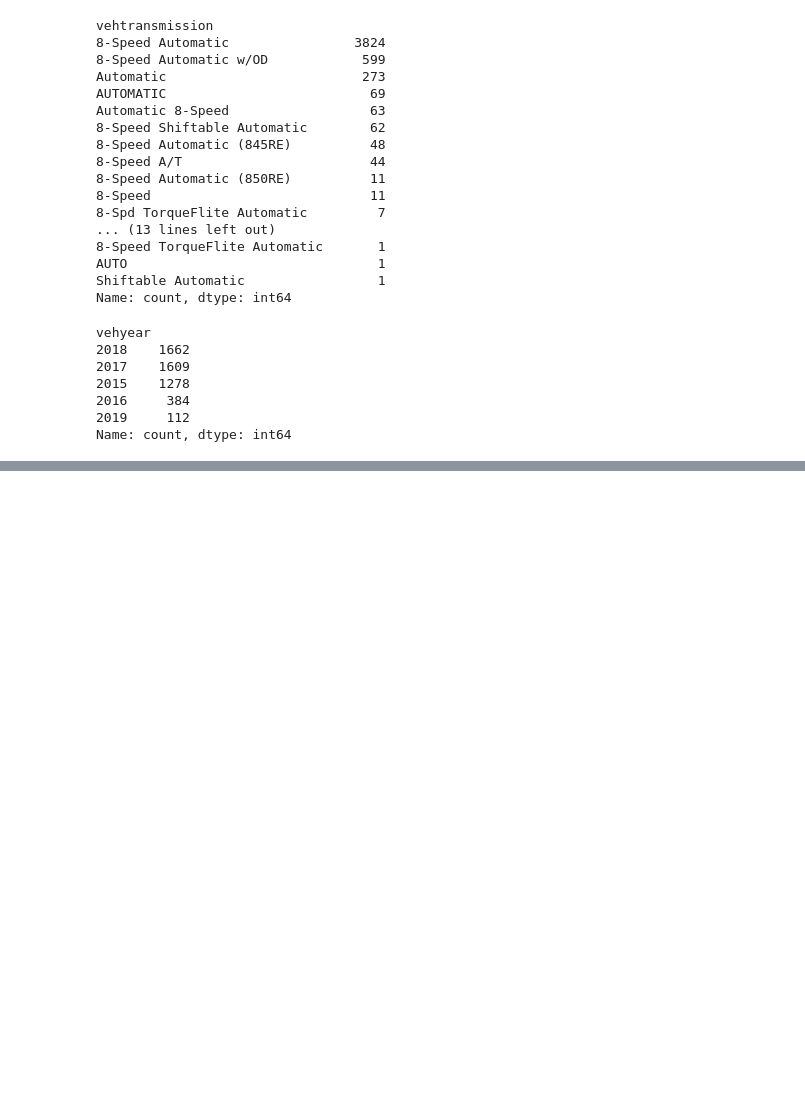
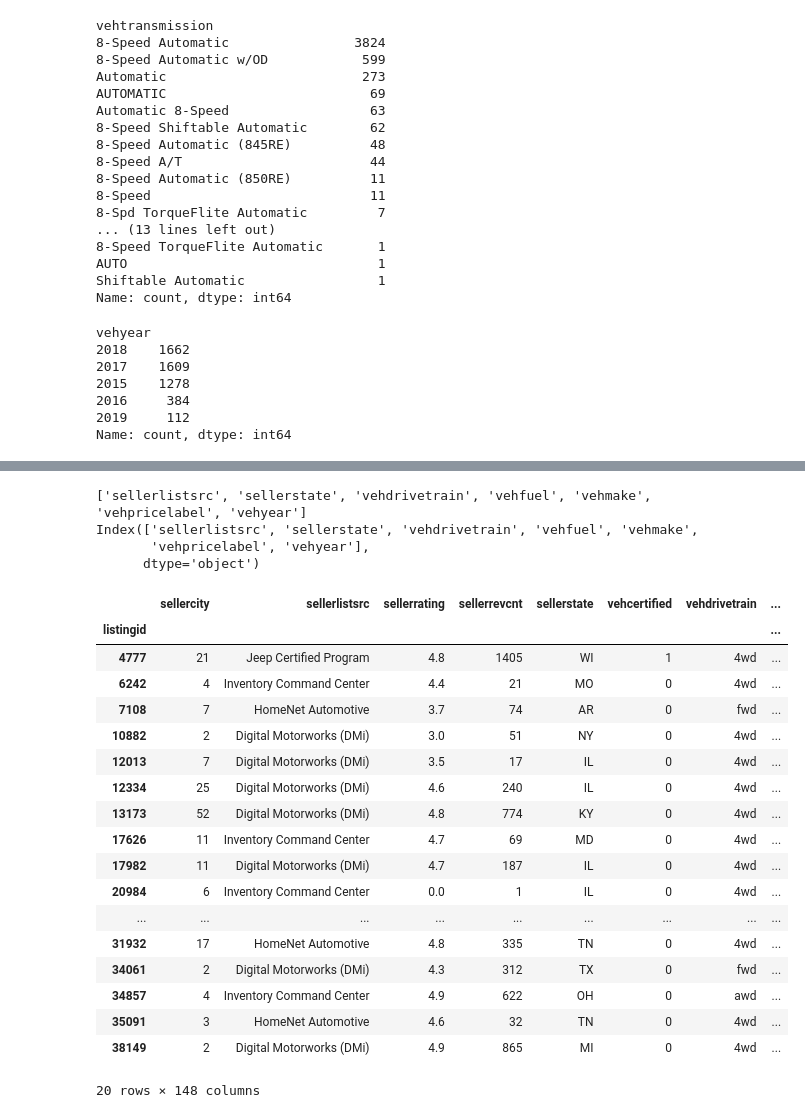
Before and after one commit to aflynn0213/vehicle_predictions, a Jupyter notebook: usedCarsPredictions.ipynb, the cells around one changed output, grey strips where cells are left out. Saved outputs shown, nothing was run; the diff lists cells and outputs as text; code cells hidden in the pictures; blank space fills up the shorter version.

```diff
--- a/usedCarsPredictions.ipynb
+++ b/usedCarsPredictions.ipynb
@@ -1255,28 +1170,0 @@ output_data.head(5)
-# %%
-param_grid = {
-    'n_estimators': [100, 200, 300],  # Number of trees in the forest
-    'max_depth': [None, 5, 10, 15],  # Maximum depth of each tree
-    'min_samples_split': [2, 5, 10],  # Minimum number of samples required to split a node
-    'min_samples_leaf': [1, 2, 4]  # Minimum number of samples required at each leaf node
-}
-
-rf = RandomForestRegressor()
-grid_search = GridSearchCV(estimator=rf, param_grid=param_grid, cv=5, scoring='neg_mean_squared_error', n_jobs=-1)
-
-grid_search.fit(input_data,output_data.iloc[:,1])
-best_est = grid_search.best_estimator_
-
-output_feat = output_data.columns[1]
-
-fig, axes = plt.subplots(nrows=1, ncols=len(input_data.columns), figsize=(18, 4))
-
-for i, feat in enumerate(input_data.columns):
-    pdp_dist = pdp.pdp_isolate(model=best_est, dataset=X_regression_test,
-                               model_features=input_data.columns, feature=feat)
-    pdp.pdp_plot(pdp_dist, feature_name, plot_lines=True, frac_to_plot=100, ax=axes[i])
-    axes[i].set_title(f'PDP for {feature_name}')
-    axes[i].set_xlabel(feature_name)
-    axes[i].set_ylabel(output_feature_name_regression)
-
-plt.tight_layout()
-plt.show()
@@ -1285,0 +1182,5 @@ AttributeError: module 'pdpbox.pdp' has no attribute 'pdp_isolate'
+# %%
+feats_to_drop = [col.strip().lower() for col in feats_to_drop]
+input_data.columns = [col.strip().lower() for col in input_data.columns]
+input_data.drop(columns=feats_to_drop,inplace=True)
+input_data.head()
@@ -1285,0 +1196,4 @@ AttributeError: module 'pdpbox.pdp' has no attribute 'pdp_isolate'
+# %%
+input_data = pd.merge(input_data,self_encode,left_index=True,right_index=True)
+print(self_encode.columns)
+input_data.head()
@@ -1285,0 +1217,29 @@ AttributeError: module 'pdpbox.pdp' has no attribute 'pdp_isolate'
+# %%
+temp_encoded = input_data[encoded_cols]
+print(encoded_cols)
+print(temp_encoded.columns)
+input_data.head(20)
+# %% [output]
+['sellerlistsrc', 'sellerstate', 'vehdrivetrain', 'vehfuel', 'vehmake', 'vehpricelabel', 'vehyear']
+Index(['sellerlistsrc', 'sellerstate', 'vehdrivetrain', 'vehfuel', 'vehmake',
+       'vehpricelabel', 'vehyear'],
+      dtype='object')
+|  | sellercity | sellerlistsrc | sellerrating | sellerrevcnt | sellerstate | vehcertified | vehdrivetrain | ... |
+| listingid |  |  |  |  |  |  |  | ... |
+| 4777 | 21 | Jeep Certified Program | 4.8 | 1405 | WI | 1 | 4wd | ... |
+| 6242 | 4 | Inventory Command Center | 4.4 | 21 | MO | 0 | 4wd | ... |
+| 7108 | 7 | HomeNet Automotive | 3.7 | 74 | AR | 0 | fwd | ... |
+| 10882 | 2 | Digital Motorworks (DMi) | 3.0 | 51 | NY | 0 | 4wd | ... |
+| 12013 | 7 | Digital Motorworks (DMi) | 3.5 | 17 | IL | 0 | 4wd | ... |
+| 12334 | 25 | Digital Motorworks (DMi) | 4.6 | 240 | IL | 0 | 4wd | ... |
+| 13173 | 52 | Digital Motorworks (DMi) | 4.8 | 774 | KY | 0 | 4wd | ... |
+| 17626 | 11 | Inventory Command Center | 4.7 | 69 | MD | 0 | 4wd | ... |
+| 17982 | 11 | Digital Motorworks (DMi) | 4.7 | 187 | IL | 0 | 4wd | ... |
+| 20984 | 6 | Inventory Command Center | 0.0 | 1 | IL | 0 | 4wd | ... |
+| ... | ... | ... | ... | ... | ... | ... | ... | ... |
+| 31932 | 17 | HomeNet Automotive | 4.8 | 335 | TN | 0 | 4wd | ... |
+| 34061 | 2 | Digital Motorworks (DMi) | 4.3 | 312 | TX | 0 | fwd | ... |
+| 34857 | 4 | Inventory Command Center | 4.9 | 622 | OH | 0 | awd | ... |
+| 35091 | 3 | HomeNet Automotive | 4.6 | 32 | TN | 0 | 4wd | ... |
+| 38149 | 2 | Digital Motorworks (DMi) | 4.9 | 865 | MI | 0 | 4wd | ... |
+20 rows × 148 columns
```
Also changed, not shown: parts of 68 cells of this notebook.
